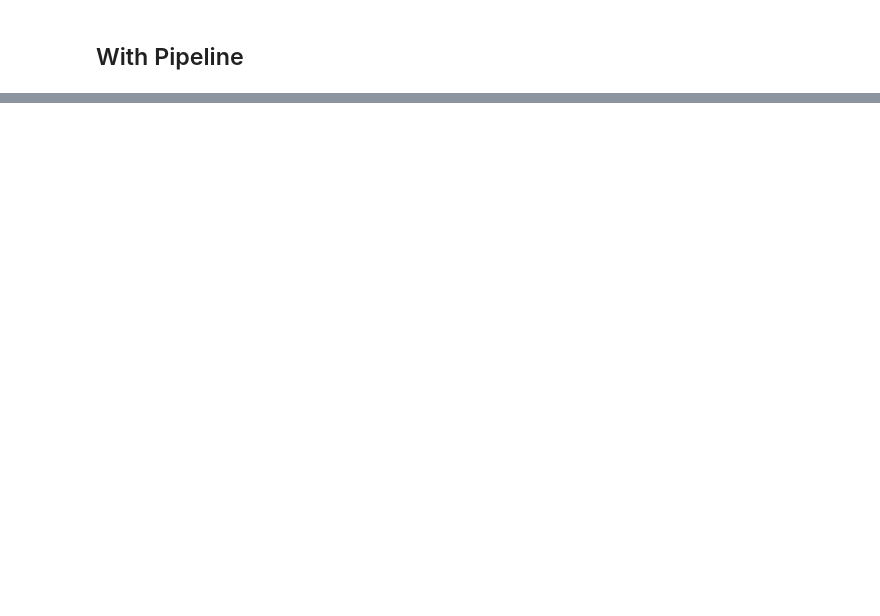
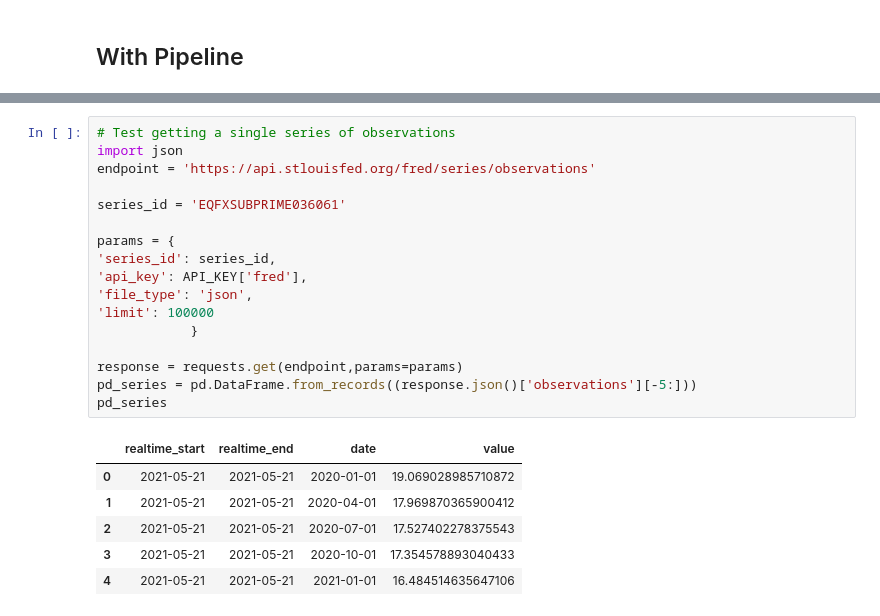
Before and after one commit to allen44/econometric-time-series-study, a Jupyter notebook: econometric_time_series_study.ipynb, the cells around one changed output, grey strips where cells are left out. Cells and saved outputs as stored; diff of their text form; blank space fills up the shorter version.

Commit message:
add fred data functions

```diff
--- a/econometric_time_series_study.ipynb
+++ b/econometric_time_series_study.ipynb
@@ -1242,0 +1473,24 @@ preds.plot(title=f"MAE:{(preds['AAPL']-preds['sklearn']).abs().mean()}");
+# %%
+# Test getting a single series of observations
+import json
+endpoint = 'https://api.stlouisfed.org/fred/series/observations'
+
+series_id = 'EQFXSUBPRIME036061'
+
+params = {
+'series_id': series_id,
+'api_key': API_KEY['fred'],
+'file_type': 'json',
+'limit': 100000
+            }
+
+response = requests.get(endpoint,params=params)
+pd_series = pd.DataFrame.from_records((response.json()['observations'][-5:]))
+pd_series
+# %% [output]
+|  | realtime_start | realtime_end | date | value |
+| 0 | 2021-05-21 | 2021-05-21 | 2020-01-01 | 19.069028985710872 |
+| 1 | 2021-05-21 | 2021-05-21 | 2020-04-01 | 17.969870365900412 |
+| 2 | 2021-05-21 | 2021-05-21 | 2020-07-01 | 17.527402278375543 |
+| 3 | 2021-05-21 | 2021-05-21 | 2020-10-01 | 17.354578893040433 |
+| 4 | 2021-05-21 | 2021-05-21 | 2021-01-01 | 16.484514635647106 |
```
Also changed, not shown: parts of 65 cells of this notebook.
